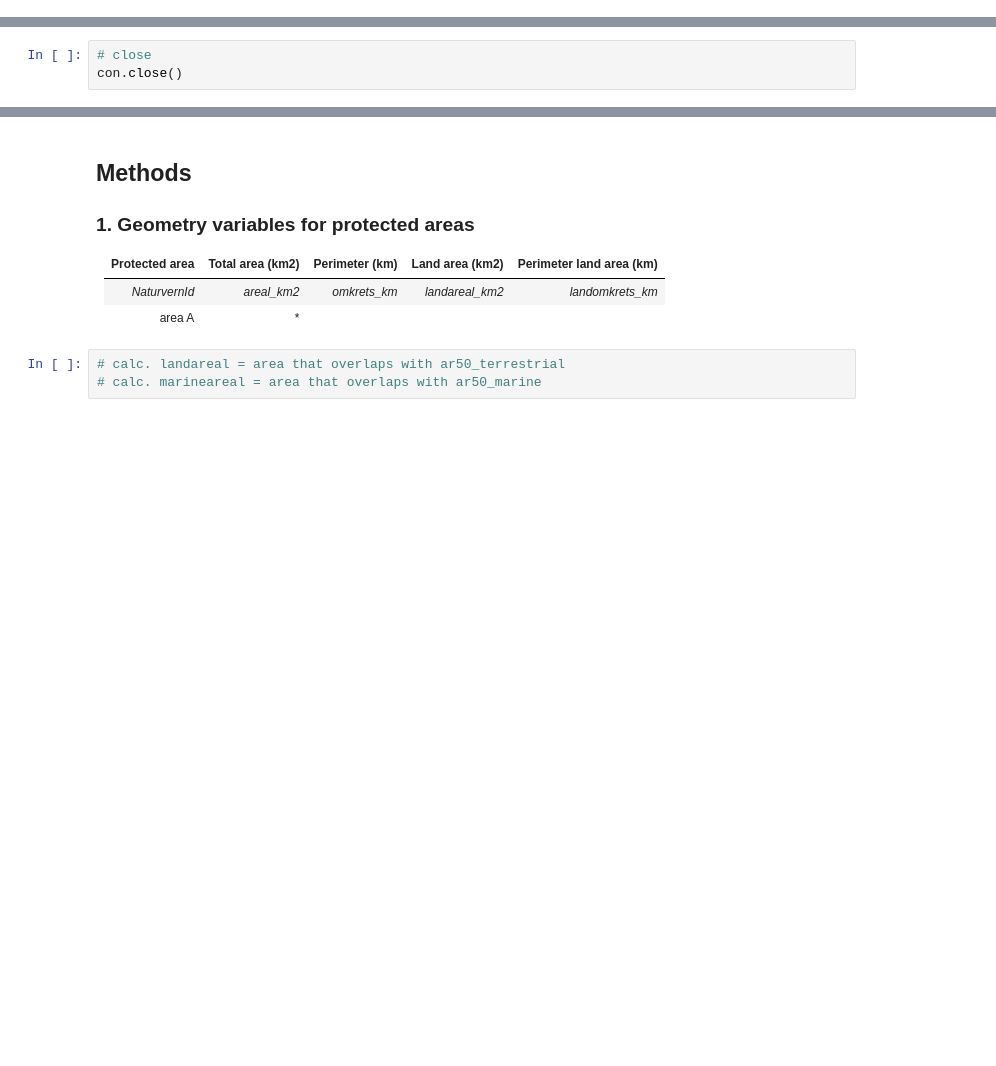
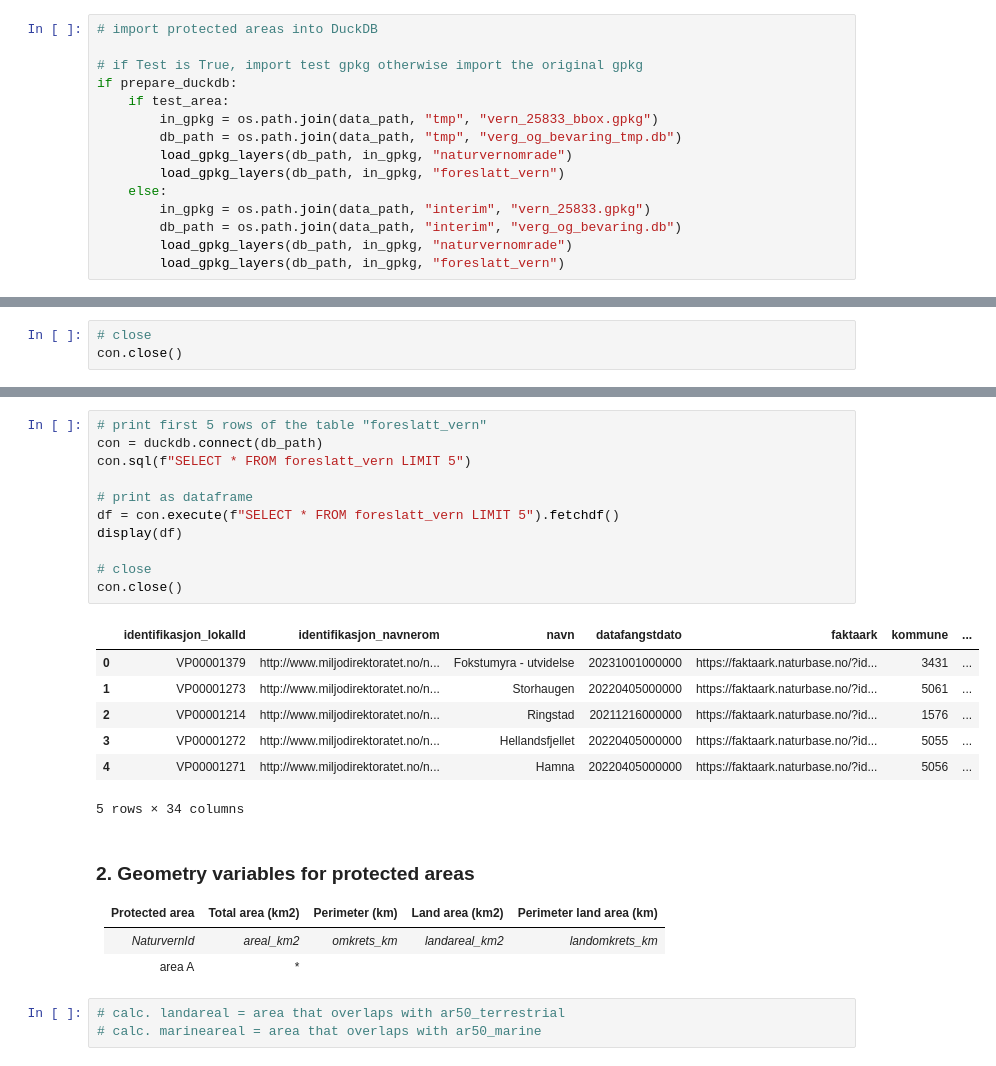
Before and after one commit to ac-willeke/pygdal-geo-engineer, a Jupyter notebook: notebooks/2024.01_conservation_and_preservation.ipynb, the cells around one changed output, grey strips where cells are left out. Saved outputs shown, nothing was run; the diff lists cells and outputs as text; blank space fills up the shorter version.

```diff
--- a/notebooks/2024.01_conservation_and_preservation.ipynb
+++ b/notebooks/2024.01_conservation_and_preservation.ipynb
@@ -431,0 +403,15 @@ Classify the topographic height into 4 classes:
+# %%
+# import protected areas into DuckDB
+
+# if Test is True, import test gpkg otherwise import the original gpkg
+if prepare_duckdb:
+    if test_area:
+        in_gpkg = os.path.join(data_path, "tmp", "vern_25833_bbox.gpkg")
+        db_path = os.path.join(data_path, "tmp", "verg_og_bevaring_tmp.db")
+        load_gpkg_layers(db_path, in_gpkg, "naturvernomrade")
+        load_gpkg_layers(db_path, in_gpkg, "foreslatt_vern")
+    else:
+        in_gpkg = os.path.join(data_path, "interim", "vern_25833.gpkg")
+        db_path = os.path.join(data_path, "interim", "verg_og_bevaring.db")
+        load_gpkg_layers(db_path, in_gpkg, "naturvernomrade")
+        load_gpkg_layers(db_path, in_gpkg, "foreslatt_vern")
@@ -476,6 +617,24 @@ for table in tables:
+# %%
+# print first 5 rows of the table "foreslatt_vern"
+con = duckdb.connect(db_path)
+con.sql(f"SELECT * FROM foreslatt_vern LIMIT 5")
+
+# print as dataframe
+df = con.execute(f"SELECT * FROM foreslatt_vern LIMIT 5").fetchdf()
+display(df)
+
+# close
+con.close()
+# %% [output]
+|  | identifikasjon_lokalId | identifikasjon_navnerom | navn | datafangstdato | faktaark | kommune | ... |
+| 0 | VP00001379 | http://www.miljodirektoratet.no/n... | Fokstumyra - utvidelse | 20231001000000 | https://faktaark.naturbase.no/?id... | 3431 | ... |
+| 1 | VP00001273 | http://www.miljodirektoratet.no/n... | Storhaugen | 20220405000000 | https://faktaark.naturbase.no/?id... | 5061 | ... |
+| 2 | VP00001214 | http://www.miljodirektoratet.no/n... | Ringstad | 20211216000000 | https://faktaark.naturbase.no/?id... | 1576 | ... |
+| 3 | VP00001272 | http://www.miljodirektoratet.no/n... | Hellandsfjellet | 20220405000000 | https://faktaark.naturbase.no/?id... | 5055 | ... |
+| 4 | VP00001271 | http://www.miljodirektoratet.no/n... | Hamna | 20220405000000 | https://faktaark.naturbase.no/?id... | 5056 | ... |
+5 rows × 34 columns
 # %% [markdown]
-## Methods
-### 1. Geometry variables for protected areas
+### 2. Geometry variables for protected areas
 
 | Protected area | Total area (km2) | Perimeter (km) | Land area (km2) | Perimeter land area (km) |
 |----------------|------------|----------------|-----------------|-------------------------|
```
Also changed, not shown: parts of 50 cells of this notebook, 1 other file.
